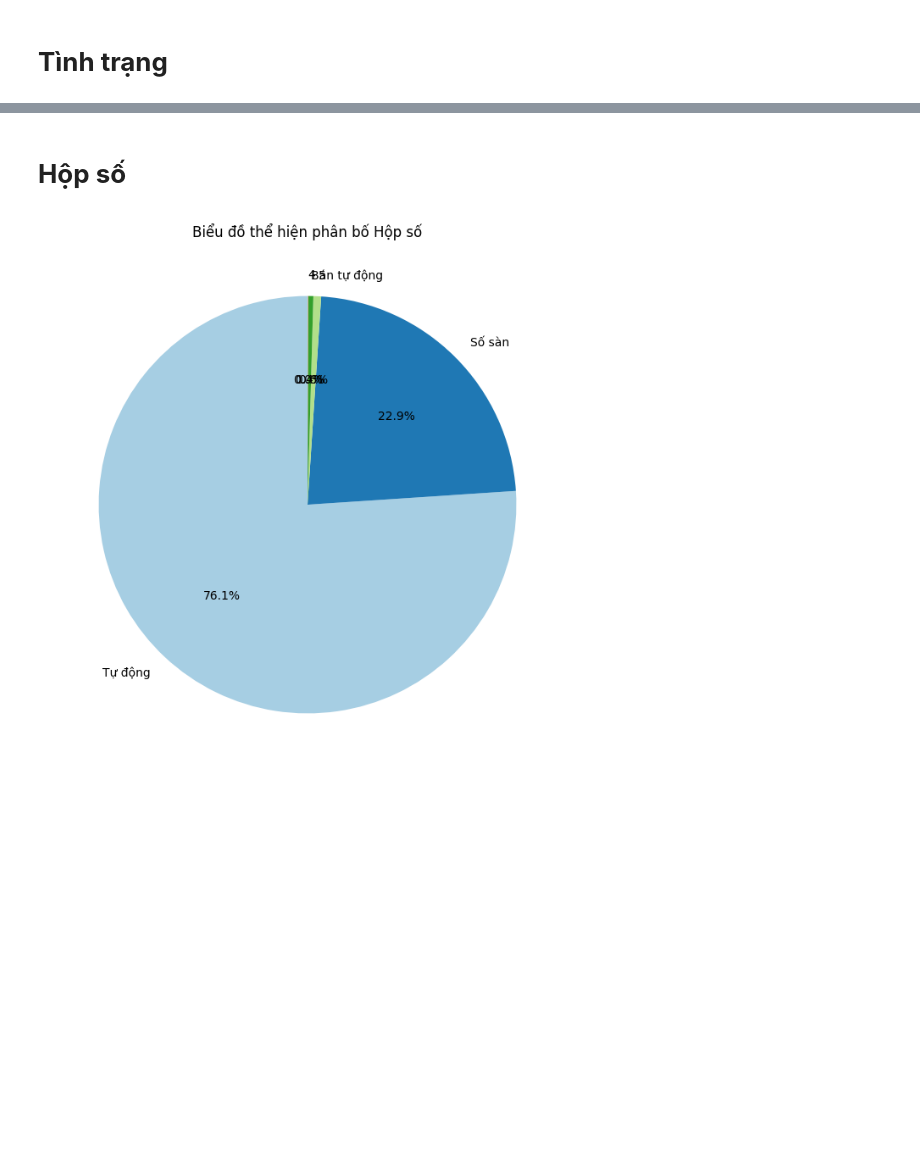
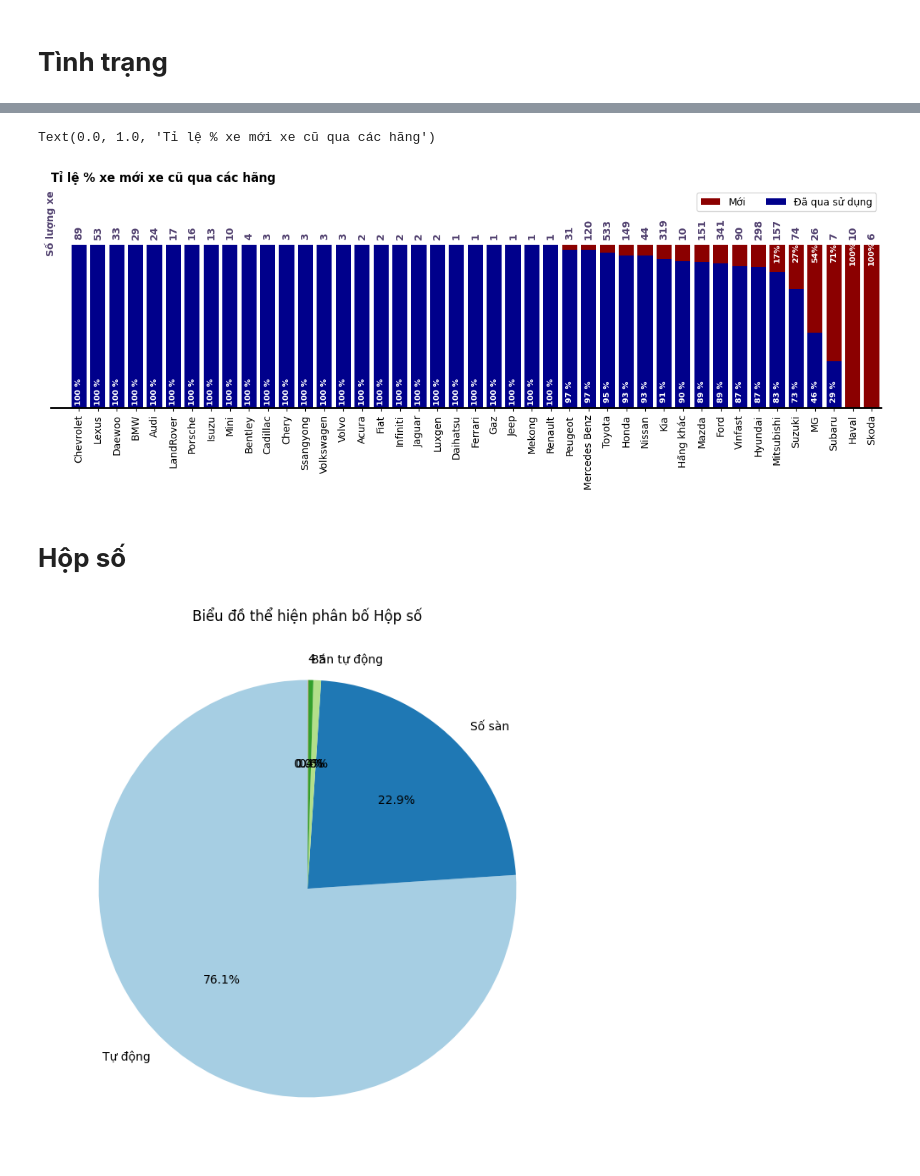
Before and after one commit to pahopu/IE224_CarPricePrediction, a Jupyter notebook: sources/EDAbeforePreprocessing.ipynb, the cells around one changed output, grey strips where cells are left out. Cells and saved outputs as stored; diff of their text form; code cells hidden in the pictures; blank space fills up the shorter version.

```diff
--- a/sources/EDAbeforePreprocessing.ipynb
+++ b/sources/EDAbeforePreprocessing.ipynb
@@ -463,3 +479,57 @@ plot_few_value(df,df['Tình trạng'],'Tình trạng')
+# %%
+df['Tình trạng'] = df['Tình trạng'].map({'Đã sử dụng': 1, 'Mới': 0})
+df['Tình trạng'].astype(int)
+pct_tinhtrangxe_by_hang = df.groupby('Hãng')['Tình trạng'].mean().sort_values(ascending=False)
+tong_hangxe = df.groupby('Hãng')['Hãng'].count()
+
+df_tt = (
+    pd.DataFrame({'pct_tinhtrangxe': pct_tinhtrangxe_by_hang,
+                  'total_cars_on_sale': tong_hangxe})
+    .sort_values(by=['pct_tinhtrangxe', 'total_cars_on_sale'], ascending=False)
+)
+fig, ax = plt.subplots(figsize=(15, 4))
+
+ax.bar(df_tt.index, [100]*df_tt.shape[0], color='darkred', label='Mới')
+pct_bars = ax.bar(df_tt.index, 100*df_tt['pct_tinhtrangxe'], color='darkblue', label='Đã qua sử dụng')
+ax.legend(loc='upper right', ncols =2)
+
+ax.set_yticks([])
+ax.set_ylim(0, 135)
+ax.set_xlim(-1.5, df_tt.shape[0]-0.5)
+ax.tick_params(axis='x', rotation=90)
+
+for spin in ax.spines:
+    if spin in ['bottom']:
+        ax.spines[spin].set(lw=2)
+    else:
+        ax.spines[spin].set_visible(False)
+
+ax.yaxis.set_major_formatter(plt.FuncFormatter(lambda yi, li: f'{yi:2.0f}%'))
+
+for bar, manufacturer in zip(pct_bars, df_tt.index):
+    pct = bar.get_height()
+    x = bar.get_x() + bar.get_width()/2
+    if pct >= 15:
+        ax.annotate(text=f'{pct:2.0f} %', xy=(x, 10), rotation=90,
+                    ha='center', va='center', color='white', fontweight='bold',
+                    fontsize=8)
+    if pct<85:
+        ax.annotate(text=f'{100-pct:2.0f}%', xy=(x, 95), rotation=90,
+                    ha='center', va='center', color='white', fontweight='bold',
+                    fontsize=8)
+
+    total_cars = df_tt.loc[manufacturer, 'total_cars_on_sale']
+    ax.annotate(text=f'{total_cars}', xy=(x, 103), ha='center', va='bottom',
+               rotation=90, fontweight='bold', color='#524270')
+
+ax.annotate(text='Số lượng xe', xy=(-1.5, 93), rotation=90, ha='center',
+            va='bottom', fontweight='bold', color='#524270')
+
+ax.set_title('Tỉ lệ % xe mới xe cũ qua các hãng', loc='left',
+              fontweight='bold')
+# %% [output]
+Text(0.0, 1.0, 'Tỉ lệ % xe mới xe cũ qua các hãng')
+[figure, added]
 # %% [markdown]
 # **Hộp số**
 # %%
```
Also changed, not shown: parts of 17 cells of this notebook, 6 other files.
